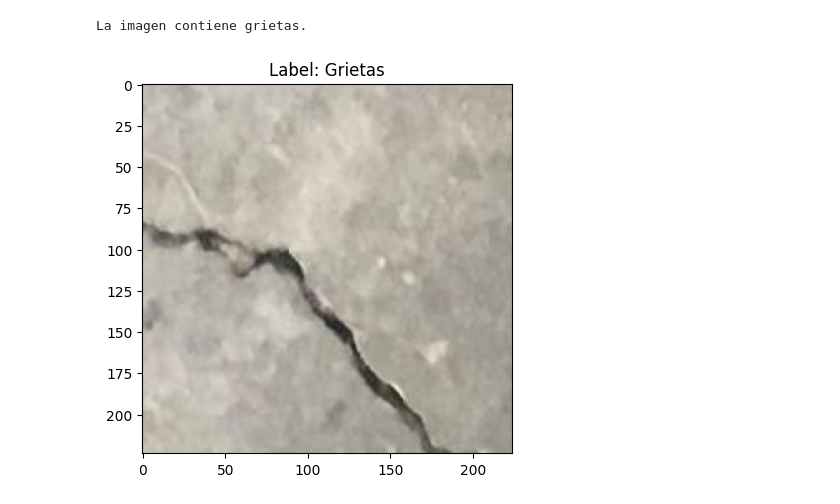
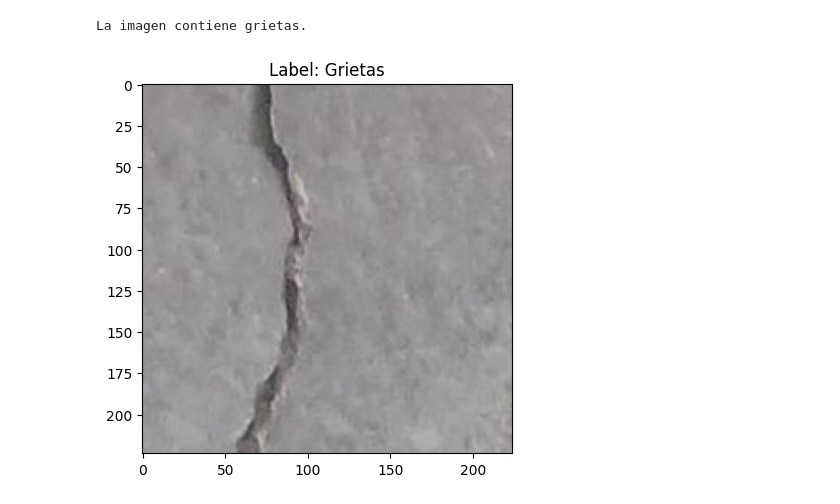
Before and after one commit to rodriquiel/concrete_images_classifier, a Jupyter notebook: modified_resnet50_model.ipynb, the cells around one changed output. Saved outputs shown, nothing was run; the diff lists cells and outputs as text; code cells hidden in the pictures.

```diff
--- a/modified_resnet50_model.ipynb
+++ b/modified_resnet50_model.ipynb
@@ -182,9 +179,9 @@ model.save('classifier_resnet_model.keras')
 from PIL import Image
 from tensorflow.keras.preprocessing.image import load_img, img_to_array
 # %%
-ruta_imagen = '/content/imagen_prueba.jpg'
+ruta_imagen = '/content/00017.jpg'
 # %%
-image = load_img(ruta_imagen, target_size=(image_resize, image_resize))
+image = load_img(ruta_imagen, target_size=(224, 224))
 image_array = img_to_array(image)
 image_array = np.expand_dims(image_array, axis=0)
 image_array = preprocess_input(image_array)
@@ -215,8 +204,8 @@ else:
 # %% [output]
 La imagen contiene grietas.
 # %%
-plt.imshow(imagen_redimensionada)
+plt.imshow(image)
 plt.title(f'Label: {"Grietas" if predicted_class[0] == 1 else "Sin grietas"}')
 plt.show()
 # %% [output]
-[figure, old version]
+[figure, new version]
```
Also changed, not shown: parts of 9 cells of this notebook.
